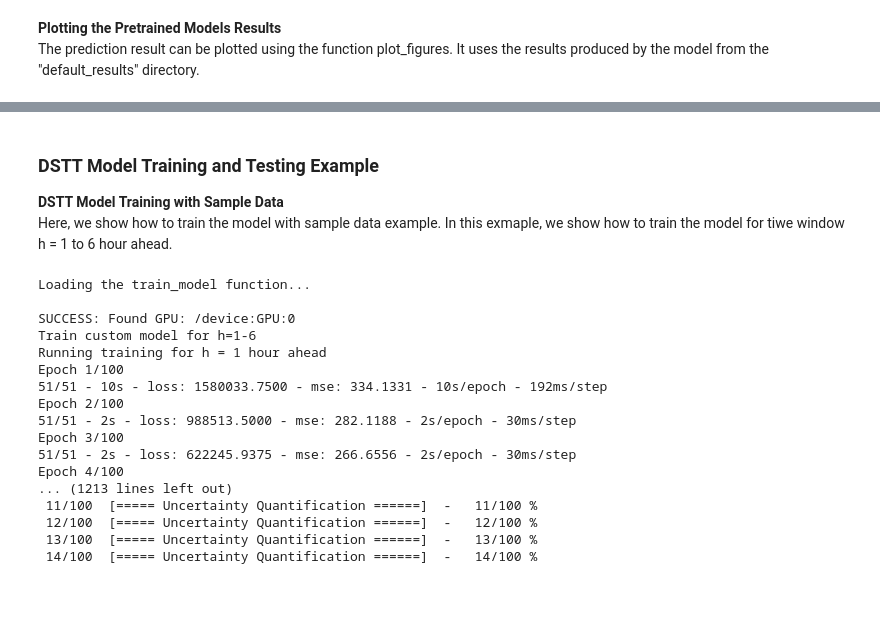
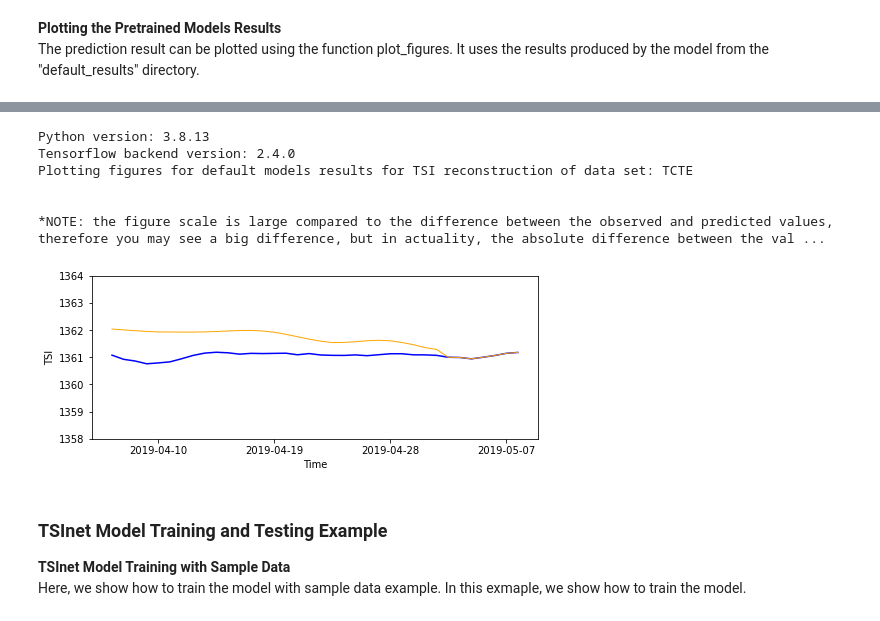
Before and after one commit to ccsc-tools/TSInet-irradiance-reconstruction, a Jupyter notebook: YA_01_ReconstructionOfTSIbyDeepLearning.ipynb, the cells around one changed output, grey strips where cells are left out. Saved outputs shown, nothing was run; the diff lists cells and outputs as text; code cells hidden in the pictures; blank space fills up the shorter version.

```diff
--- a/YA_01_ReconstructionOfTSIbyDeepLearning.ipynb
+++ b/YA_01_ReconstructionOfTSIbyDeepLearning.ipynb
@@ -298,32 +256,19 @@ Uncertainty Quantification
+# %%
+from tsinet_utils import plot_figures
+
+dataset_name='TCTE'
+result_file_name = 'results/tsinet_result_' + dataset_name + '.csv'
+print('Plotting figures for default models results for TSI reconstruction of data set:', dataset_name)
+plot_figures(result_file_name)
+# %% [output]
+Python version: 3.8.13
+Tensorflow backend version: 2.4.0
+Plotting figures for default models results for TSI reconstruction of data set: TCTE
+
+
+*NOTE: the figure scale is large compared to the difference between the observed and predicted values, therefore you may see a big difference, but in actuality, the absolute difference between the val ...
+[figure, added]
 # %% [markdown]
-### **DSTT Model Training and Testing Example**
-**DSTT Model Training with Sample Data**<br>
-Here, we show how to train the model with sample data example. In this exmaple, we show how to train the model for tiwe window h = 1 to 6 hour ahead.
+### **TSInet Model Training and Testing Example**
+**TSInet Model Training with Sample Data**<br>
+Here, we show how to train the model with sample data example. In this exmaple, we show how to train the model.
-# %%
-#Training for FC_S 12-72 hours on sample data.
-print('Loading the train_model function...')
-from DSTT_train import train_model
-print('Train custom model for h=1-6')
-start_hour=1
-end_hour=6
-#set the number of epochs=100
-epochs=100
-train_model(start_hour,end_hour+1,epochs=epochs)
-# %% [output]
-Loading the train_model function...
-
-SUCCESS: Found GPU: /device:GPU:0
-Train custom model for h=1-6
-Running training for h = 1 hour ahead
-Epoch 1/100
-51/51 - 10s - loss: 1580033.7500 - mse: 334.1331 - 10s/epoch - 192ms/step
-Epoch 2/100
-51/51 - 2s - loss: 988513.5000 - mse: 282.1188 - 2s/epoch - 30ms/step
-Epoch 3/100
-51/51 - 2s - loss: 622245.9375 - mse: 266.6556 - 2s/epoch - 30ms/step
-Epoch 4/100
-... (1213 lines left out)
- 11/100  [===== Uncertainty Quantification ======]  -   11/100 %
- 12/100  [===== Uncertainty Quantification ======]  -   12/100 %
- 13/100  [===== Uncertainty Quantification ======]  -   13/100 %
- 14/100  [===== Uncertainty Quantification ======]  -   14/100 %
```
Also changed, not shown: parts of 14 cells of this notebook, 16 other files.
